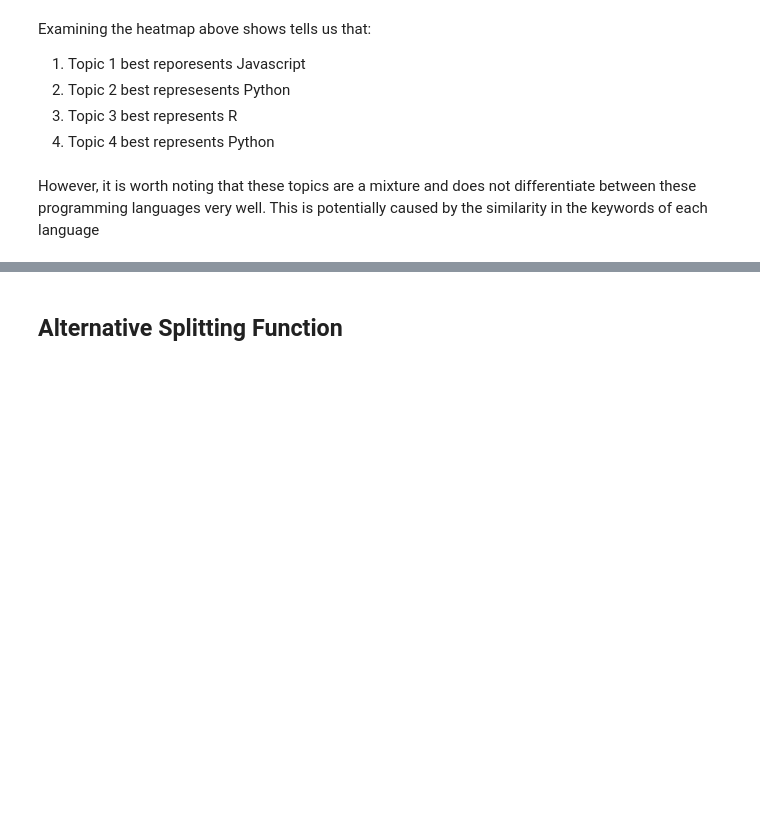
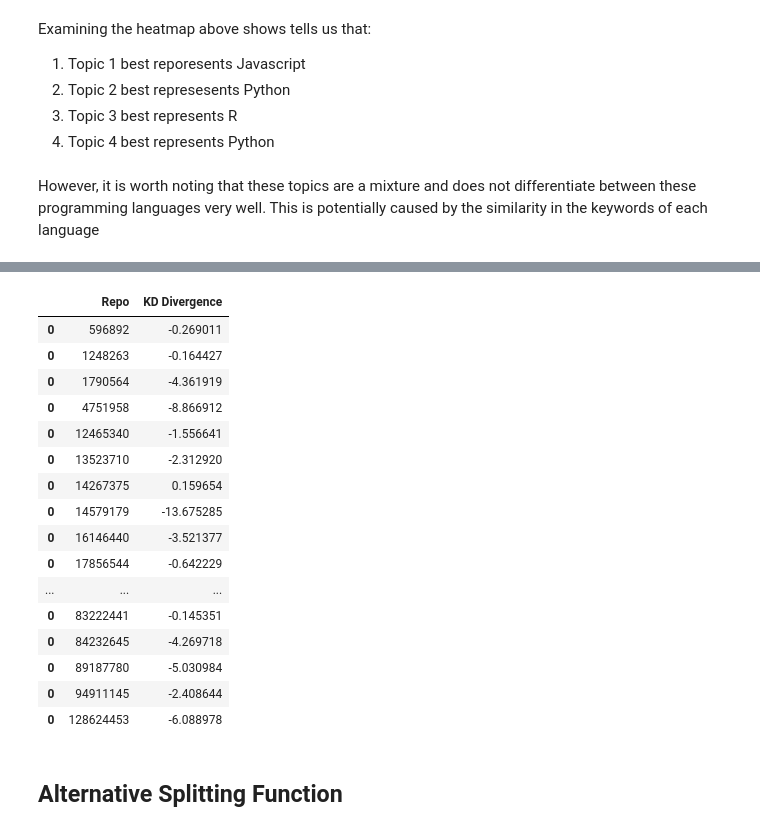
Before and after one commit to SJames528/data-science-toolbox-4, a Jupyter notebook: project/report.ipynb, the cells around one changed output, grey strips where cells are left out. Drawn from its saved outputs; the diff is of its cells as text; code cells hidden in the pictures; blank space fills up the shorter version.

```diff
--- a/project/report.ipynb
+++ b/project/report.ipynb
@@ -551,3 +593,34 @@ mixture_topic_language_map = {
+# %%
+if all(test_composition_estim.index==test_composition_actual.index)==True:
+    KDDataframe=pandas.DataFrame([],columns=["Repo","KD Divergence"])
+    for i in range(0,len(test_composition_actual)):
+        a=0
+        for j in range(0,len(test_composition_actual.iloc[i])):
+            if test_composition_actual.iloc[i][j] ==0:
+                a=a
+            else:
+                a=a-((test_composition_actual.iloc[i][j])*math.log(test_composition_actual.iloc[i][j]/test_composition_estim.iloc[i][j]))
+        m=pandas.DataFrame([[test_composition_actual.index[i],a]],columns=["Repo","KD Divergence"])
+        KDDataframe=KDDataframe.append(m)
+KDDataframe
+# %% [output]
+|  | Repo | KD Divergence |
+| 0 | 596892 | -0.269011 |
+| 0 | 1248263 | -0.164427 |
+| 0 | 1790564 | -4.361919 |
+| 0 | 4751958 | -8.866912 |
+| 0 | 12465340 | -1.556641 |
+| 0 | 13523710 | -2.312920 |
+| 0 | 14267375 | 0.159654 |
+| 0 | 14579179 | -13.675285 |
+| 0 | 16146440 | -3.521377 |
+| 0 | 17856544 | -0.642229 |
+| ... | ... | ... |
+| 0 | 83222441 | -0.145351 |
+| 0 | 84232645 | -4.269718 |
+| 0 | 89187780 | -5.030984 |
+| 0 | 94911145 | -2.408644 |
+| 0 | 128624453 | -6.088978 |
 # %% [markdown]
 ## Alternative Splitting Function
 # %% [markdown]
```
Also changed, not shown: parts of 20 cells of this notebook.
